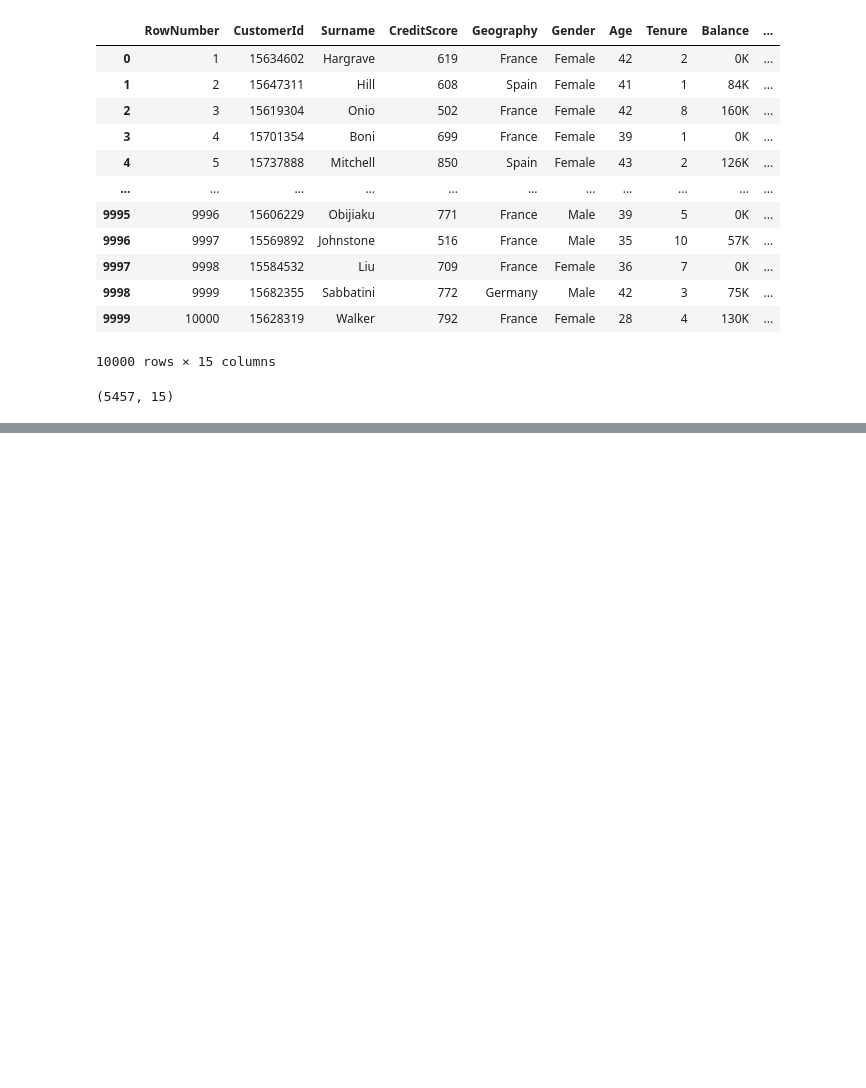
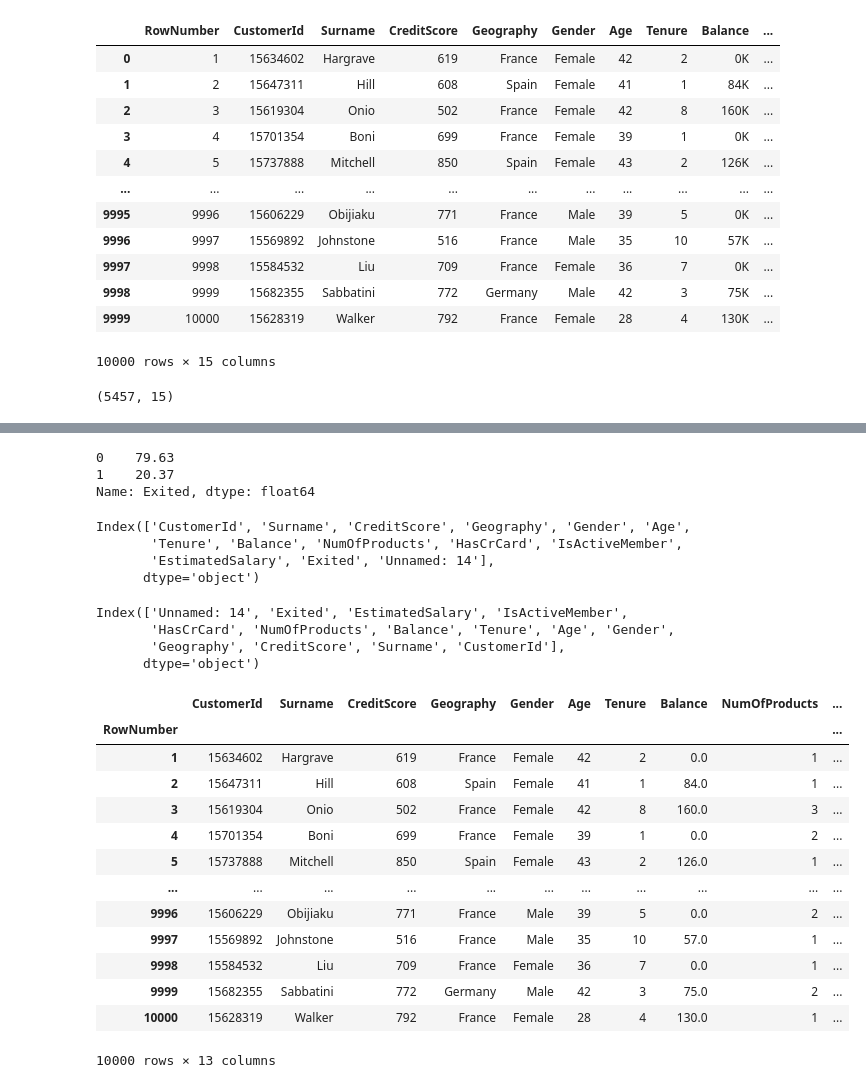
Before and after one commit to nawazf/Data-Engineering-and-AI, a Jupyter notebook: classpythonsession2.ipynb, the cells around one changed output, grey strips where cells are left out. Drawn from its saved outputs; the diff is of its cells as text; code cells hidden in the pictures; blank space fills up the shorter version.

```diff
--- a/classpythonsession2.ipynb
+++ b/classpythonsession2.ipynb
@@ -27,0 +186,3 @@ filteredData.shape
+# %%
+dataset['Balance'] = dataset['Balance'].str.replace('K','').astype('float64')
+object_columns = dataset.select_dtypes(include='object').columns
@@ -27,0 +193,3 @@ filteredData.shape
+# %%
+dataset.set_index('RowNumber', inplace=True)
+dataset.head()
@@ -27,0 +287,43 @@ filteredData.shape
+# %%
+dataset['Exited'].value_counts(normalize=True)*100
+# %% [output]
+0    79.63
+1    20.37
+Name: Exited, dtype: float64
+# %%
+dataset.columns
+# %% [output]
+Index(['CustomerId', 'Surname', 'CreditScore', 'Geography', 'Gender', 'Age',
+       'Tenure', 'Balance', 'NumOfProducts', 'HasCrCard', 'IsActiveMember',
+       'EstimatedSalary', 'Exited', 'Unnamed: 14'],
+      dtype='object')
+# %%
+dataset_colnames = dataset.columns[::-1]; dataset_colnames
+# %% [output]
+Index(['Unnamed: 14', 'Exited', 'EstimatedSalary', 'IsActiveMember',
+       'HasCrCard', 'NumOfProducts', 'Balance', 'Tenure', 'Age', 'Gender',
+       'Geography', 'CreditScore', 'Surname', 'CustomerId'],
+      dtype='object')
+# %%
+new_order = ['CustomerId', 'Surname', 'CreditScore', 'Geography', 'Gender', 'Age',
+       'Tenure', 'Balance', 'NumOfProducts', 'HasCrCard', 'IsActiveMember',
+       'EstimatedSalary', 'Exited']
+# %%
+dataset = dataset[new_order]
+# %%
+dataset
+# %% [output]
+|  | CustomerId | Surname | CreditScore | Geography | Gender | Age | Tenure | Balance | NumOfProducts | ... |
+| RowNumber |  |  |  |  |  |  |  |  |  | ... |
+| 1 | 15634602 | Hargrave | 619 | France | Female | 42 | 2 | 0.0 | 1 | ... |
+| 2 | 15647311 | Hill | 608 | Spain | Female | 41 | 1 | 84.0 | 1 | ... |
+| 3 | 15619304 | Onio | 502 | France | Female | 42 | 8 | 160.0 | 3 | ... |
+| 4 | 15701354 | Boni | 699 | France | Female | 39 | 1 | 0.0 | 2 | ... |
+| 5 | 15737888 | Mitchell | 850 | Spain | Female | 43 | 2 | 126.0 | 1 | ... |
+| ... | ... | ... | ... | ... | ... | ... | ... | ... | ... | ... |
+| 9996 | 15606229 | Obijiaku | 771 | France | Male | 39 | 5 | 0.0 | 2 | ... |
+| 9997 | 15569892 | Johnstone | 516 | France | Male | 35 | 10 | 57.0 | 1 | ... |
+| 9998 | 15584532 | Liu | 709 | France | Female | 36 | 7 | 0.0 | 1 | ... |
+| 9999 | 15682355 | Sabbatini | 772 | Germany | Male | 42 | 3 | 75.0 | 2 | ... |
+| 10000 | 15628319 | Walker | 792 | France | Female | 28 | 4 | 130.0 | 1 | ... |
+10000 rows × 13 columns
```
Also changed, not shown: parts of 62 cells of this notebook.
